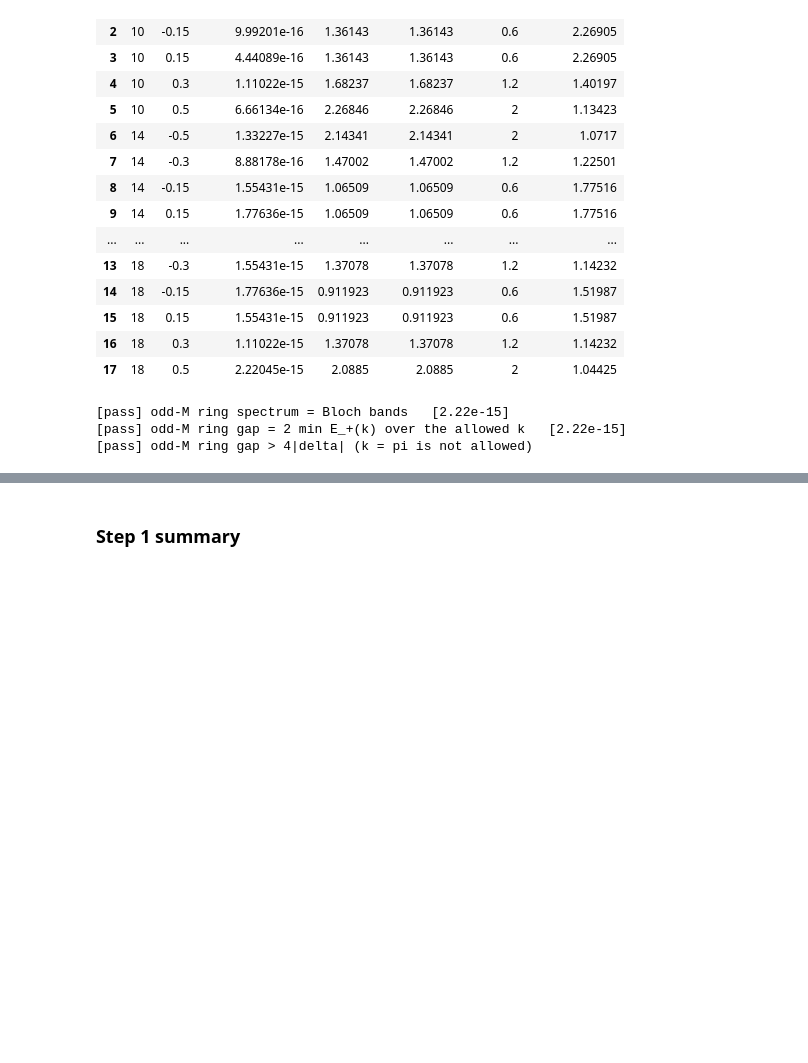
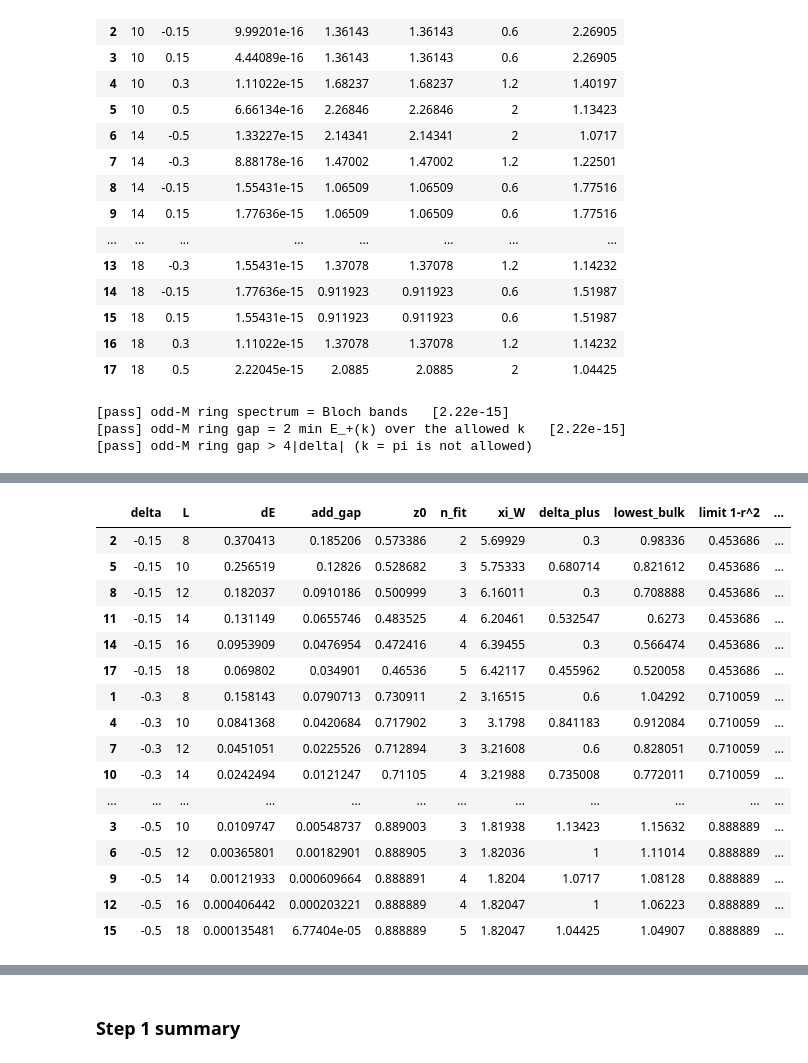
Before and after one commit to kavish707/ssh-model-project, a Jupyter notebook: project_A.ipynb, the cells around one changed output, grey strips where cells are left out. Cells and saved outputs as stored; diff of their text form; code cells hidden in the pictures; blank space fills up the shorter version.

Commit message:
Step 1: reviewer fixes, exact finite-chain benchmarks; full clean run

```diff
--- a/project_A.ipynb
+++ b/project_A.ipynb
@@ -182,6 +184,8 @@ def splitting_sturm(L, delta, dps=80):
             return n
 
         lo, hi = mpmath.mpf(10) ** (-dps + 10), mpmath.mpf(abs(delta))
+        while count_below(hi) == L // 2:                    # on short chains eps_0 can exceed |delta|
+            hi *= mpmath.mpf("1.1")
         assert count_below(lo) == L // 2 and count_below(hi) == L // 2 + 1
         while hi / lo - 1 > mpmath.mpf(10) ** -30:
             mid = mpmath.sqrt(lo * hi)
@@ -554,3 +560,20 @@ check("z_0 = 1 - r^2 up to finite size (tol 1e-3)", np.max(np.abs(bench.z_0 - be
 [pass] <n_0> = 1/2   [9.99e-16]
 [pass] z_0 = |psi_L(0)|^2
 [pass] z_0 = 1 - r^2 up to finite size (tol 1e-3)   [3.95e-05]
+# %%
+# Are the raw eigenvectors the bonding and antibonding orbitals? Only where the splitting is resolved.
+rows = []
+for (L, delta), ep in EDGE.items():
+    raw = ep["U"][:, ep["pair"]]
+    rows.append({"delta": delta, "L": L, "dE exact (Sturm)": splitting_sturm(L, delta),
+                 "raw E_1": ep["E"][ep["pair"][0]], "raw E_2": ep["E"][ep["pair"][1]],
+                 "1 - |<raw 1|phi_->|^2": 1 - (raw[:, 0] @ ep["bonding"]) ** 2,
+                 "1 - |<raw 2|phi_+>|^2": 1 - (raw[:, 1] @ ep["antibonding"]) ** 2,
+                 "raw 1 weight at site 0": raw[0, 0] ** 2, "raw 2 weight at site 0": raw[0, 1] ** 2})
+raw_pair = pd.DataFrame(rows).sort_values(["delta", "L"], ascending=[False, True])
+display(raw_pair)
+
+clear = raw_pair[raw_pair["dE exact (Sturm)"] > 1e-13]
+dev = clear[["1 - |<raw 1|phi_->|^2", "1 - |<raw 2|phi_+>|^2"]].abs().to_numpy().max()
+print(f"{len(clear)} of {len(raw_pair)} points have dE > 1e-13; at the others the raw energies and vectors have no reliable labels")
+check("raw eigenvectors = constructed phi_-+ where dE > 1e-13", dev < 1e-12, dev)
@@ -652,0 +698,46 @@ check("odd-M ring gap > 4|delta| (k = pi is not allowed)", all(ring_odd.gap > ri
+# %%
+def free_benchmark(L, delta):
+    """Exact V = 0 values at this L for delta < 0: open chain and ring of the same size, no L -> infinity limit."""
+    ep = edge_pair(L, delta)
+    E, U = ep["E"], ep["U"]
+    bulk = np.ones(L, dtype=bool)
+    bulk[ep["pair"]] = False
+    n = np.sum(U[:, bulk & (E < 0)] ** 2, axis=1) + ep["bonding"] ** 2      # <n_j>, bulk filled + phi_-
+    W = ep["antibonding"] ** 2                                              # W_j, only phi_+ in the edge window
+    n_fit = len(range(0, L // 2, 2))                                        # even sites j < L/2
+    dE = splitting_sturm(L, delta)
+    E_ring = np.linalg.eigvalsh(hopping_matrix(L, delta, periodic=True))
+    return {"delta": delta, "L": L, "dE": dE, "add_gap": dE / 2, "z0": W[0] / (1 - n[0]), "n_fit": n_fit,
+            "xi_W": fit_xi(W, n_fit), "delta_plus": E_ring[E_ring > 0].min(), "lowest_bulk": np.abs(E[bulk]).min(),
+            "n": n, "W": W, "left": ep["left"], "right": ep["right"]}
+
+
+BENCH = {(L, d): free_benchmark(L, d) for L in L_BENCH for d in DELTA_LIST if d < 0}
+bench_exact = pd.DataFrame([{k: v for k, v in b.items() if k not in ("n", "W", "left", "right")} for b in BENCH.values()])
+bench_exact["limit 1-r^2"] = 1 - bench_exact.delta.map(ratio) ** 2
+bench_exact["z0 / limit - 1"] = bench_exact.z0 / bench_exact["limit 1-r^2"] - 1
+bench_exact["limit xi"] = bench_exact.delta.map(xi_exact)
+bench_exact["xi_W / limit - 1"] = bench_exact.xi_W / bench_exact["limit xi"] - 1
+for f in F_BENCH:
+    bench_exact[f"lines in window, f={f}"] = [int(b["dE"] / 2 < f * b["delta_plus"]) + int(b["lowest_bulk"] < f * b["delta_plus"])
+                                              for b in BENCH.values()]
+bench_exact = bench_exact.sort_values(["delta", "L"], ascending=[False, True])
+display(bench_exact)
+# %% [output]
+|  | delta | L | dE | add_gap | z0 | n_fit | xi_W | delta_plus | lowest_bulk | limit 1-r^2 | ... |
+| 2 | -0.15 | 8 | 0.370413 | 0.185206 | 0.573386 | 2 | 5.69929 | 0.3 | 0.98336 | 0.453686 | ... |
+| 5 | -0.15 | 10 | 0.256519 | 0.12826 | 0.528682 | 3 | 5.75333 | 0.680714 | 0.821612 | 0.453686 | ... |
+| 8 | -0.15 | 12 | 0.182037 | 0.0910186 | 0.500999 | 3 | 6.16011 | 0.3 | 0.708888 | 0.453686 | ... |
+| 11 | -0.15 | 14 | 0.131149 | 0.0655746 | 0.483525 | 4 | 6.20461 | 0.532547 | 0.6273 | 0.453686 | ... |
+| 14 | -0.15 | 16 | 0.0953909 | 0.0476954 | 0.472416 | 4 | 6.39455 | 0.3 | 0.566474 | 0.453686 | ... |
+| 17 | -0.15 | 18 | 0.069802 | 0.034901 | 0.46536 | 5 | 6.42117 | 0.455962 | 0.520058 | 0.453686 | ... |
+| 1 | -0.3 | 8 | 0.158143 | 0.0790713 | 0.730911 | 2 | 3.16515 | 0.6 | 1.04292 | 0.710059 | ... |
+| 4 | -0.3 | 10 | 0.0841368 | 0.0420684 | 0.717902 | 3 | 3.1798 | 0.841183 | 0.912084 | 0.710059 | ... |
+| 7 | -0.3 | 12 | 0.0451051 | 0.0225526 | 0.712894 | 3 | 3.21608 | 0.6 | 0.828051 | 0.710059 | ... |
+| 10 | -0.3 | 14 | 0.0242494 | 0.0121247 | 0.71105 | 4 | 3.21988 | 0.735008 | 0.772011 | 0.710059 | ... |
+| ... | ... | ... | ... | ... | ... | ... | ... | ... | ... | ... | ... |
+| 3 | -0.5 | 10 | 0.0109747 | 0.00548737 | 0.889003 | 3 | 1.81938 | 1.13423 | 1.15632 | 0.888889 | ... |
+| 6 | -0.5 | 12 | 0.00365801 | 0.00182901 | 0.888905 | 3 | 1.82036 | 1 | 1.11014 | 0.888889 | ... |
+| 9 | -0.5 | 14 | 0.00121933 | 0.000609664 | 0.888891 | 4 | 1.8204 | 1.0717 | 1.08128 | 0.888889 | ... |
+| 12 | -0.5 | 16 | 0.000406442 | 0.000203221 | 0.888889 | 4 | 1.82047 | 1 | 1.06223 | 0.888889 | ... |
+| 15 | -0.5 | 18 | 0.000135481 | 6.77404e-05 | 0.888889 | 5 | 1.82047 | 1.04425 | 1.04907 | 0.888889 | ... |
```
Also changed, not shown: parts of 11 cells of this notebook, 9 other files.
